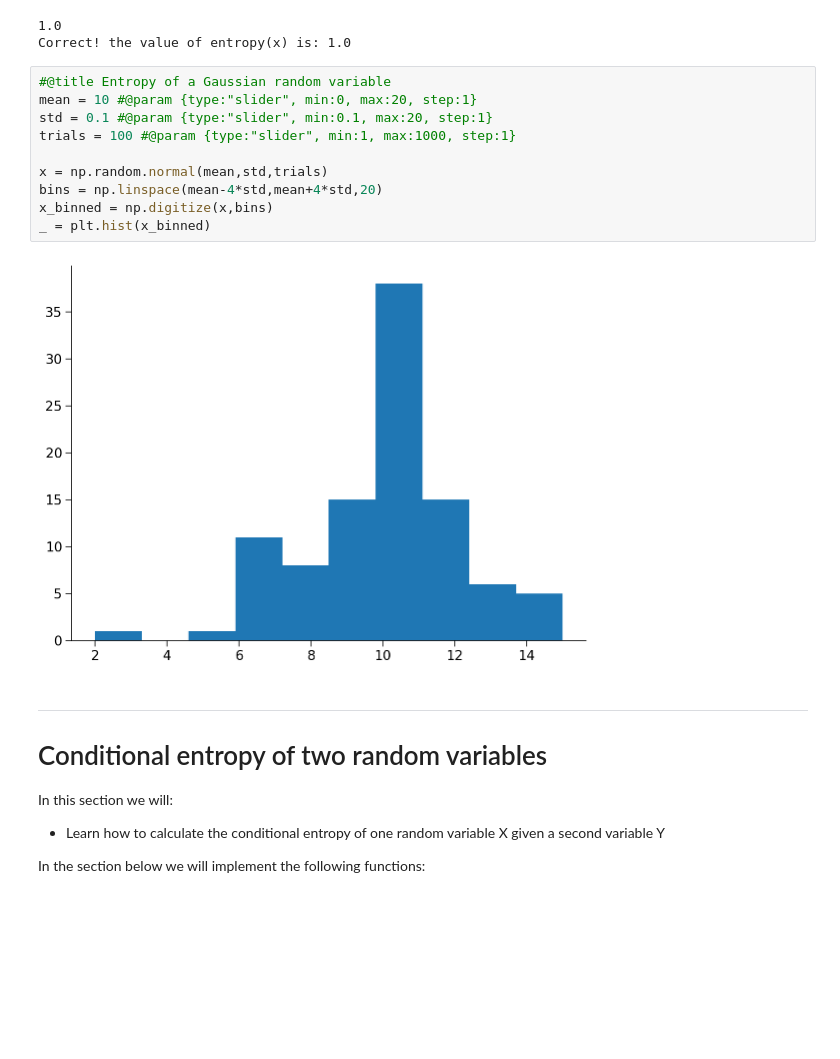
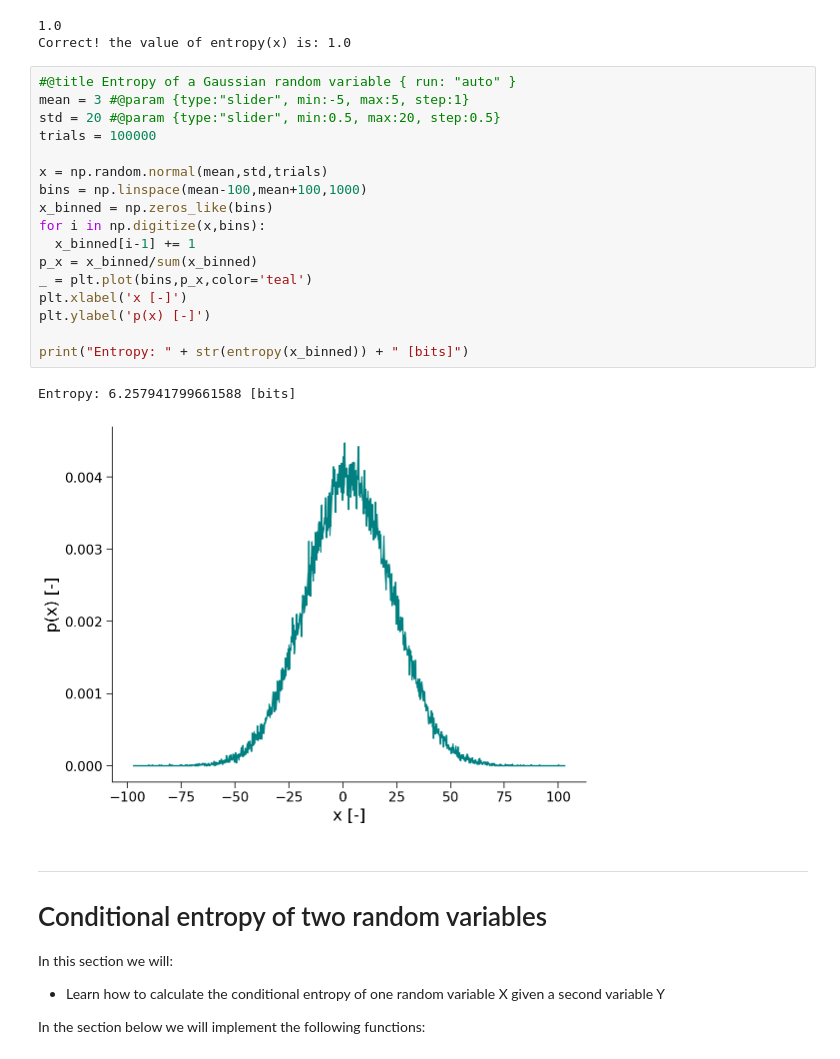
Before and after one commit to rmaffulli/MI_tutorial, a Jupyter notebook: MI_tutorial.ipynb, the cells around one changed output. Saved outputs shown, nothing was run; the diff lists cells and outputs as text; blank space fills up the shorter version.

```diff
--- a/MI_tutorial.ipynb
+++ b/MI_tutorial.ipynb
@@ -130,17 +130,25 @@ else:
 1.0
 Correct! the value of entropy(x) is: 1.0
 # %%
-#@title Entropy of a Gaussian random variable
-mean = 10 #@param {type:"slider", min:0, max:20, step:1}
-std = 0.1 #@param {type:"slider", min:0.1, max:20, step:1}
-trials = 100 #@param {type:"slider", min:1, max:1000, step:1}
+#@title Entropy of a Gaussian random variable { run: "auto" }
+mean = 3 #@param {type:"slider", min:-5, max:5, step:1}
+std = 20 #@param {type:"slider", min:0.5, max:20, step:0.5}
+trials = 100000
 
 x = np.random.normal(mean,std,trials)
-bins = np.linspace(mean-4*std,mean+4*std,20)
-x_binned = np.digitize(x,bins)
-_ = plt.hist(x_binned)
+bins = np.linspace(mean-100,mean+100,1000)
+x_binned = np.zeros_like(bins)
+for i in np.digitize(x,bins):
+  x_binned[i-1] += 1
+p_x = x_binned/sum(x_binned)
+_ = plt.plot(bins,p_x,color='teal')
+plt.xlabel('x [-]')
+plt.ylabel('p(x) [-]')
+
+print("Entropy: " + str(entropy(x_binned)) + " [bits]")
 # %% [output]
+Entropy: 6.257941799661588 [bits]
-[figure, old version]
+[figure, new version]
 # %% [markdown]
 ---
 # Conditional entropy of two random variables
```
Also changed, not shown: parts of 1 cell of this notebook.
